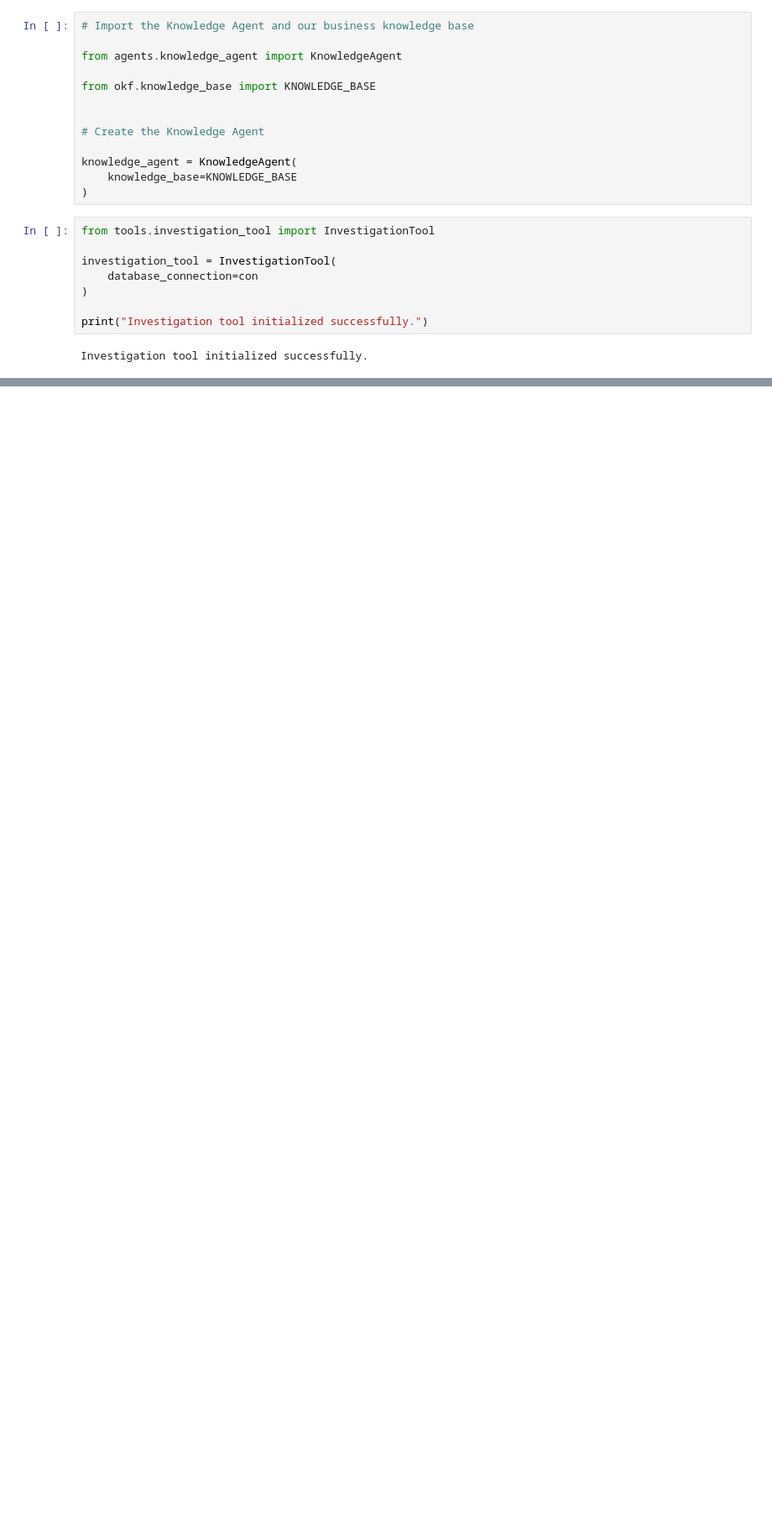
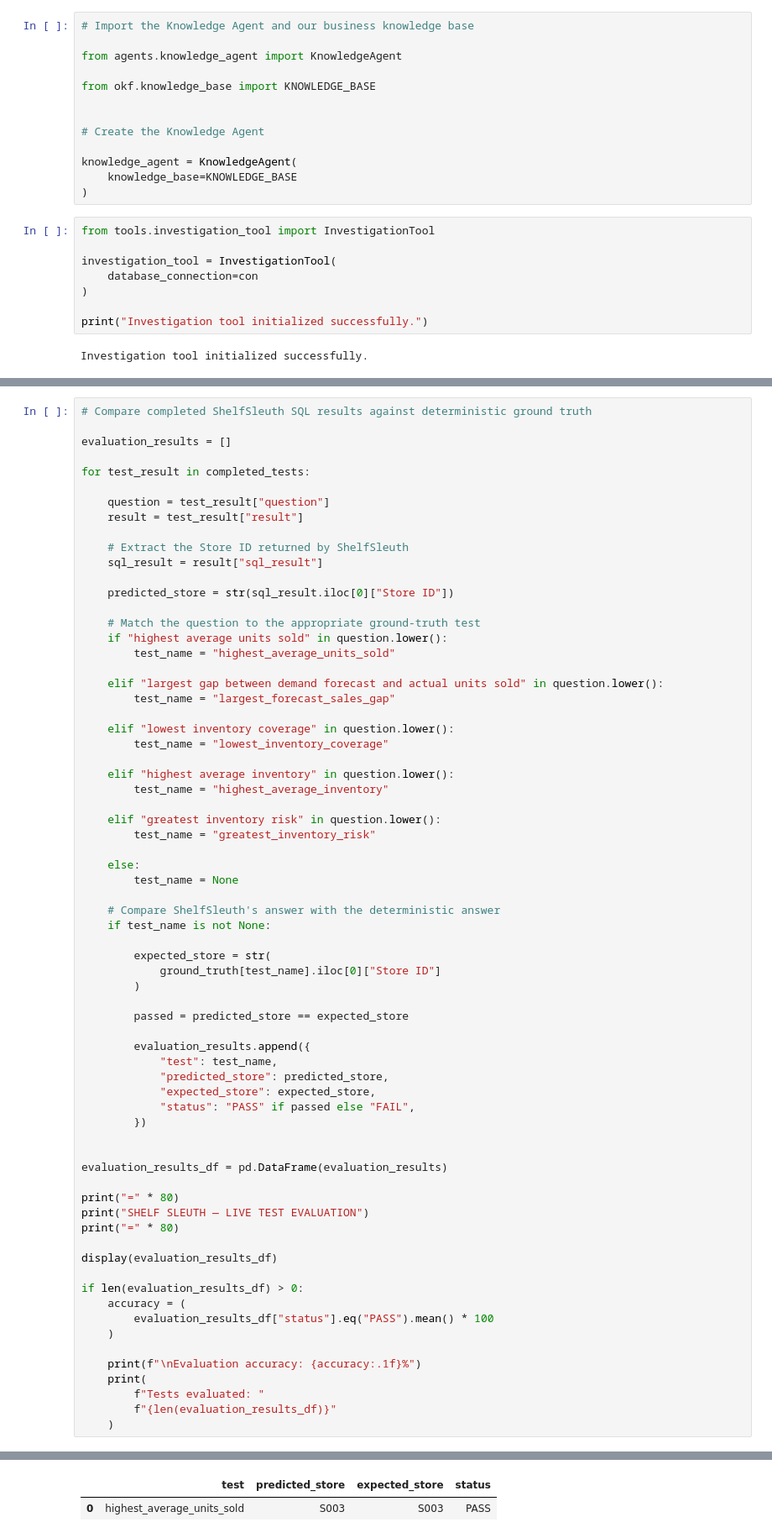
Before and after one commit to Sid1813/ShelfSleuth, a Jupyter notebook: notebooks/01_data_reconnaissance.ipynb, the cells around one changed output, grey strips where cells are left out. Shown at 84% size. Saved outputs shown, nothing was run; the diff lists cells and outputs as text; blank space fills up the shorter version.

```diff
--- a/notebooks/01_data_reconnaissance.ipynb
+++ b/notebooks/01_data_reconnaissance.ipynb
@@ -930,0 +1266,70 @@ print("ShelfSleuth pipeline initialized successfully.")
+# %%
+# Compare completed ShelfSleuth SQL results against deterministic ground truth
+
+evaluation_results = []
+
+for test_result in completed_tests:
+
+    question = test_result["question"]
+    result = test_result["result"]
+
+    # Extract the Store ID returned by ShelfSleuth
+    sql_result = result["sql_result"]
+
+    predicted_store = str(sql_result.iloc[0]["Store ID"])
+
+    # Match the question to the appropriate ground-truth test
+    if "highest average units sold" in question.lower():
+        test_name = "highest_average_units_sold"
+
+    elif "largest gap between demand forecast and actual units sold" in question.lower():
+        test_name = "largest_forecast_sales_gap"
+
+    elif "lowest inventory coverage" in question.lower():
+        test_name = "lowest_inventory_coverage"
+
+    elif "highest average inventory" in question.lower():
+        test_name = "highest_average_inventory"
+
+    elif "greatest inventory risk" in question.lower():
+        test_name = "greatest_inventory_risk"
+
+    else:
+        test_name = None
+
+    # Compare ShelfSleuth's answer with the deterministic answer
+    if test_name is not None:
+
+        expected_store = str(
+            ground_truth[test_name].iloc[0]["Store ID"]
+        )
+
+        passed = predicted_store == expected_store
+
+        evaluation_results.append({
+            "test": test_name,
+            "predicted_store": predicted_store,
+            "expected_store": expected_store,
+            "status": "PASS" if passed else "FAIL",
+        })
+
+
+evaluation_results_df = pd.DataFrame(evaluation_results)
+
+print("=" * 80)
+print("SHELF SLEUTH — LIVE TEST EVALUATION")
+print("=" * 80)
+
+display(evaluation_results_df)
+
+if len(evaluation_results_df) > 0:
+    accuracy = (
+        evaluation_results_df["status"].eq("PASS").mean() * 100
+    )
+
+    print(f"\nEvaluation accuracy: {accuracy:.1f}%")
+    print(
+        f"Tests evaluated: "
+        f"{len(evaluation_results_df)}"
+    )
+# %% [output]
@@ -930,0 +1339,2 @@ print("ShelfSleuth pipeline initialized successfully.")
+|  | test | predicted_store | expected_store | status |
+| 0 | highest_average_units_sold | S003 | S003 | PASS |
```
Also changed, not shown: parts of 15 cells of this notebook.
